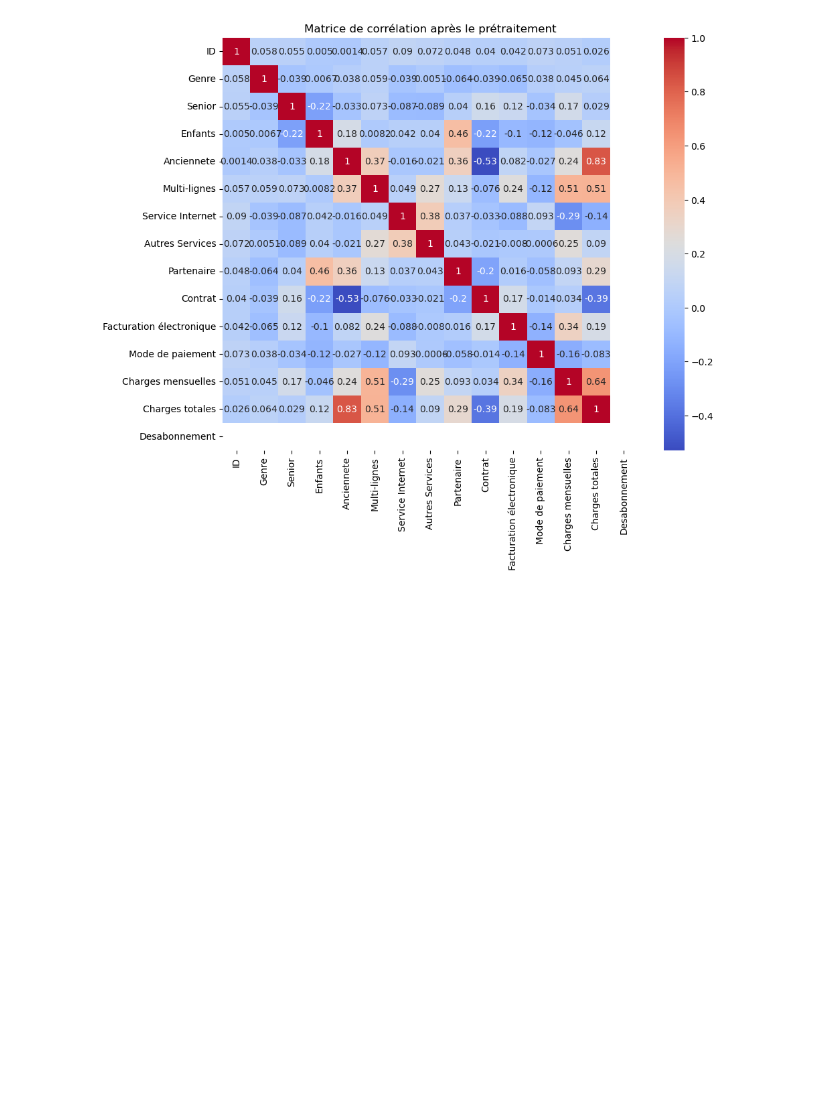
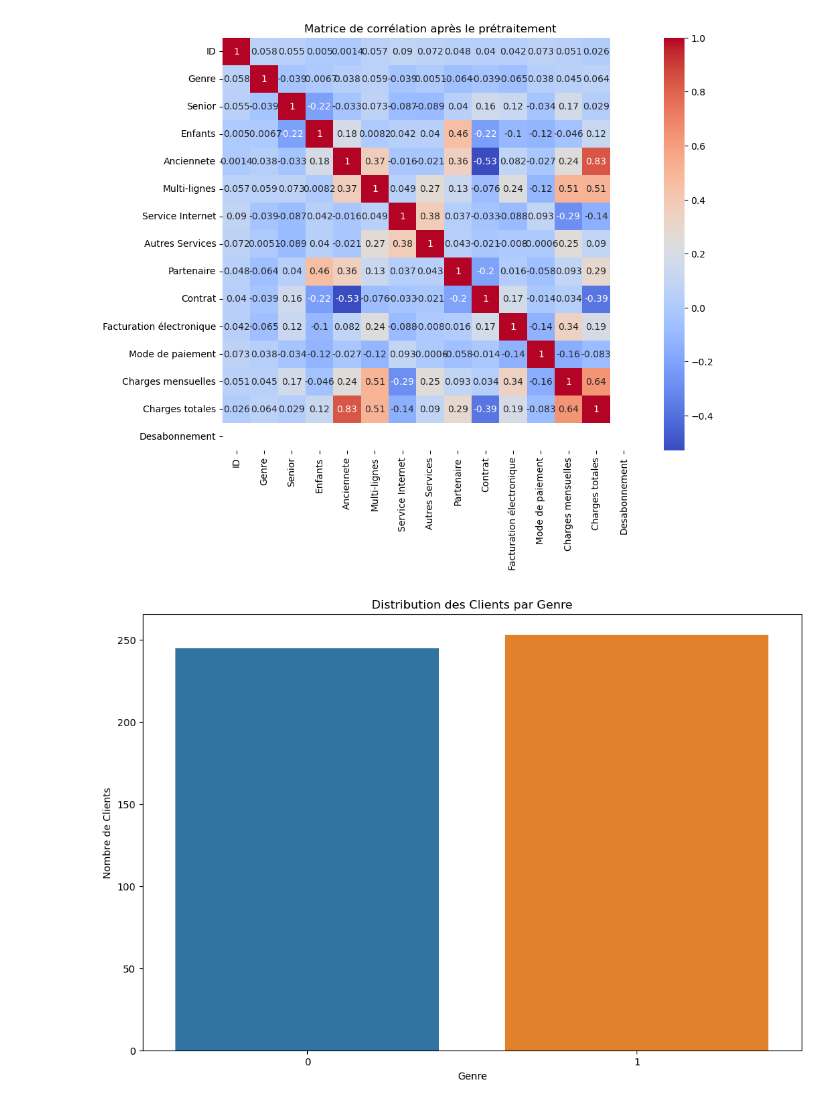
Before and after one commit to keagnon/ChurnGuardML, a Jupyter notebook: notebooks/EDA.ipynb, the cells around one changed output. Drawn from its saved outputs; the diff is of its cells as text; code cells hidden in the pictures; blank space fills up the shorter version.

Commit message:
Data cleaning, data exploration done

```diff
--- a/notebooks/EDA.ipynb
+++ b/notebooks/EDA.ipynb
@@ -404,3 +406,12 @@ plt.title('Matrice de corrélation après le prétraitement')
 plt.show()
 # %% [output]
 [figure]
+# %%
+plt.figure(figsize=(12, 8))
+sns.countplot(x='Genre', data=telecom_df_encoded)
+plt.title('Distribution des Clients par Genre')
+plt.xlabel('Genre')
+plt.ylabel('Nombre de Clients')
+plt.show()
+# %% [output]
+[figure, added]
```
Also changed, not shown: parts of 13 cells of this notebook, 1 other file.
